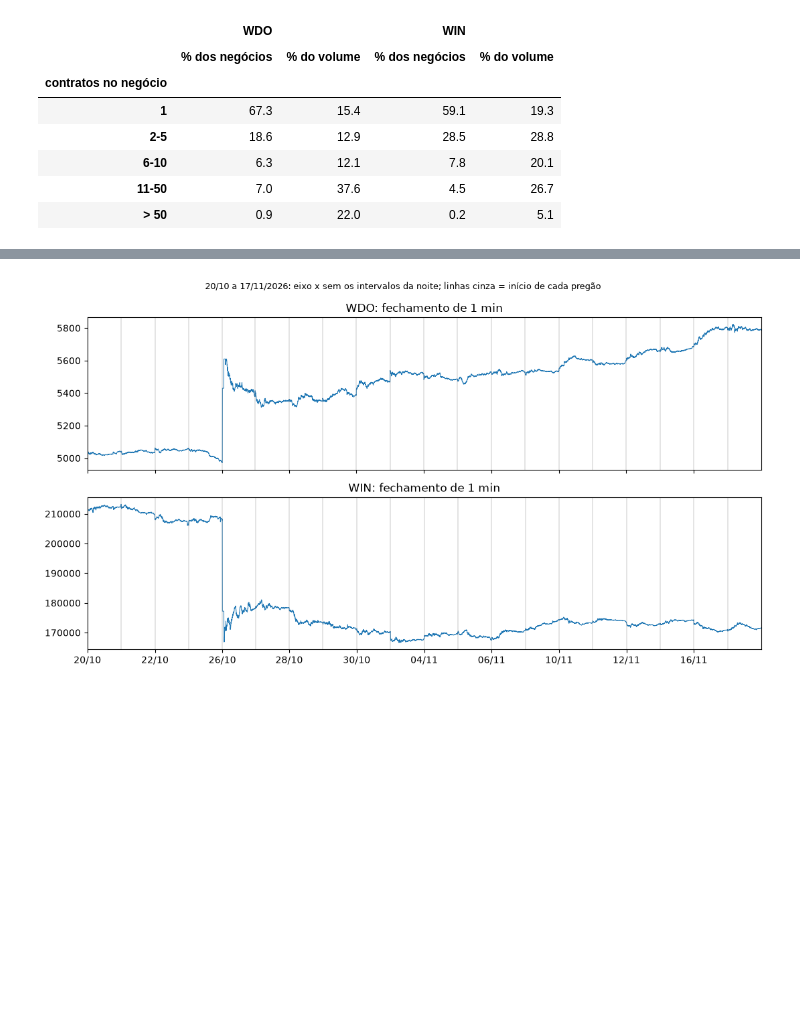
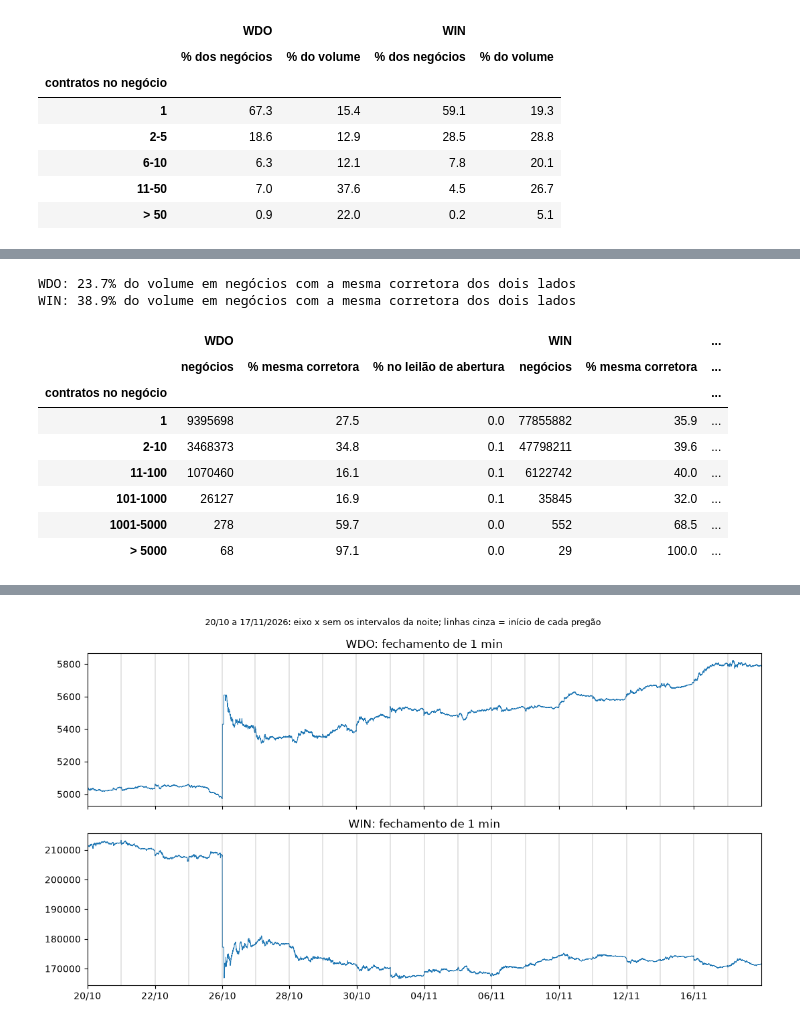
Before and after one commit to marcosemn/islp-b3-futures, a Jupyter notebook: notebooks/00_exploracao_wdo_win.ipynb, the cells around one changed output, grey strips where cells are left out. Cells and saved outputs as stored; diff of their text form; code cells hidden in the pictures; blank space fills up the shorter version.

```diff
--- a/notebooks/00_exploracao_wdo_win.ipynb
+++ b/notebooks/00_exploracao_wdo_win.ipynb
@@ -111,0 +171,33 @@ WIN: média 3.1 contratos por negócio, mediana 1, maior negócio 25,000
+# %%
+partes = []
+for f in sorted((PROCESSED_DIR / "trades").glob("*.parquet")):
+    d = pd.read_parquet(f, columns=["ts", "root", "qty", "buyer", "seller"])
+    d["mesma_corretora"] = d["buyer"].astype(str) == d["seller"].astype(str)
+    # leilão de abertura: os negócios do primeiro milissegundo do pregão
+    d["leilao_abertura"] = d["ts"] == d.groupby("root", observed=True)["ts"].transform("min")
+    partes.append(d[["root", "qty", "mesma_corretora", "leilao_abertura"]])
+d = pd.concat(partes)
+
+quem = {}
+for root, g in d.groupby("root", observed=True):
+    faixa = pd.cut(g["qty"], [0, 1, 10, 100, 1000, 5000, np.inf],
+                   labels=["1", "2-10", "11-100", "101-1000", "1001-5000", "> 5000"])
+    r = g.groupby(faixa, observed=False)
+    quem[(root, "negócios")] = r.size()
+    quem[(root, "% mesma corretora")] = 100 * r["mesma_corretora"].mean()
+    quem[(root, "% no leilão de abertura")] = 100 * r["leilao_abertura"].mean()
+    vol = 100 * g.loc[g["mesma_corretora"], "qty"].sum() / g["qty"].sum()
+    print(f"{root}: {vol:.1f}% do volume em negócios com a mesma corretora dos dois lados")
+pd.DataFrame(quem).rename_axis("contratos no negócio").round(1)
+# %% [output]
+WDO: 23.7% do volume em negócios com a mesma corretora dos dois lados
+WIN: 38.9% do volume em negócios com a mesma corretora dos dois lados
+|  | WDO |  |  | WIN |  | ... |
+|  | negócios | % mesma corretora | % no leilão de abertura | negócios | % mesma corretora | ... |
+| contratos no negócio |  |  |  |  |  | ... |
+| 1 | 9395698 | 27.5 | 0.0 | 77855882 | 35.9 | ... |
+| 2-10 | 3468373 | 34.8 | 0.1 | 47798211 | 39.6 | ... |
+| 11-100 | 1070460 | 16.1 | 0.1 | 6122742 | 40.0 | ... |
+| 101-1000 | 26127 | 16.9 | 0.1 | 35845 | 32.0 | ... |
+| 1001-5000 | 278 | 59.7 | 0.0 | 552 | 68.5 | ... |
+| > 5000 | 68 | 97.1 | 0.0 | 29 | 100.0 | ... |
```
Also changed, not shown: parts of 17 cells of this notebook, 1 other file.
